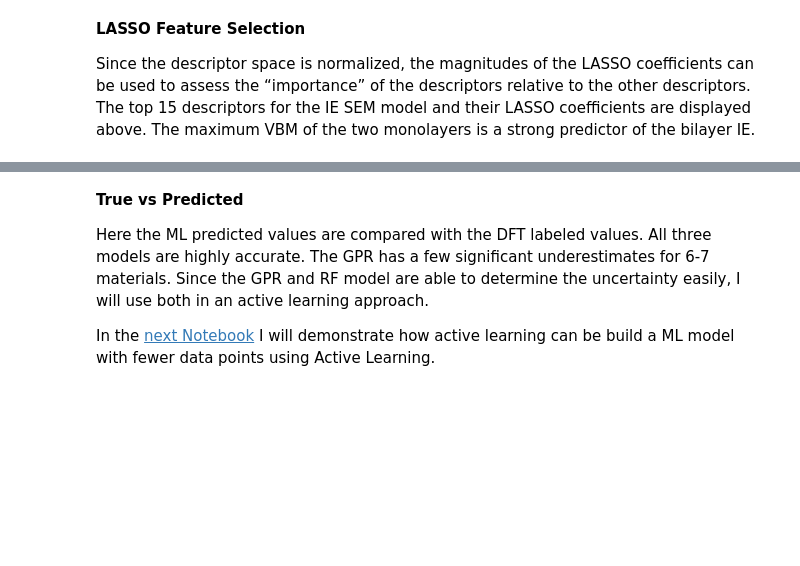
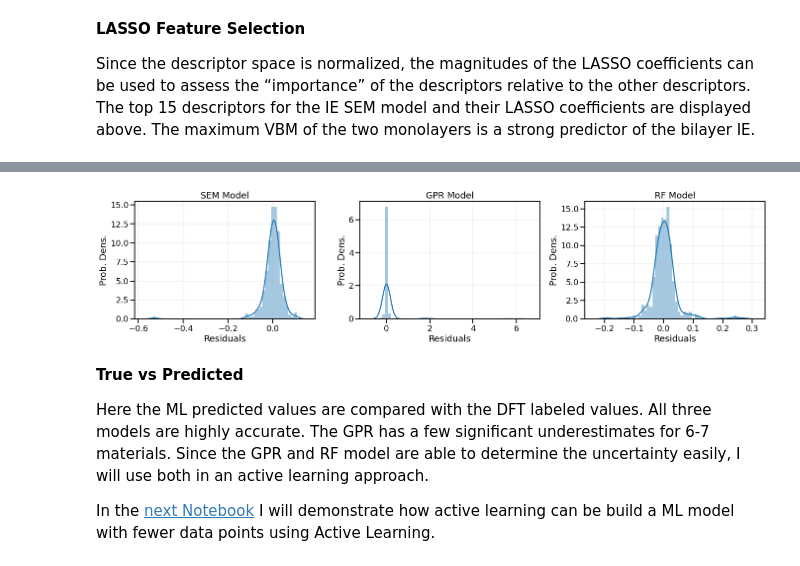
Before and after one commit to dwillhelm/ActiveHetML, a Jupyter notebook: notebooks/02-machine_learning.ipynb, the cells around one changed output, grey strips where cells are left out. Drawn from its saved outputs; the diff is of its cells as text; code cells hidden in the pictures; blank space fills up the shorter version.

```diff
--- a/notebooks/02-machine_learning.ipynb
+++ b/notebooks/02-machine_learning.ipynb
@@ -383,3 +387,34 @@ plt.show()
+# %%
+## plot residual distribution
+warnings.simplefilter('ignore', category=FutureWarning)
+def get_residuals(ytrue, ypred):
+    return ytrue - ypred
+
+sb.set_context('talk')
+fig, axes = plt.subplots(1,3, figsize=plotters.fs()*[3,1])
+
+ax = axes[0]
+out = res['SEM']['parity_plot']
+sb.distplot(get_residuals(out[:,0], out[:,1]), ax=ax)
+plotters.myax(ax, 'Residuals', 'Prob. Dens.')
+ax.set_title('SEM Model')
+
+ax = axes[1]
+out = res['GPR']['parity_plot']
+sb.distplot(get_residuals(out[:,0], out[:,1]), ax=ax)
+plotters.myax(ax, 'Residuals', 'Prob. Dens.')
+ax.set_title('GPR Model')
+
+ax = axes[2]
+out = res['RF']['parity_plot']
+sb.distplot(get_residuals(out[:,0], out[:,1]), ax=ax)
+plotters.myax(ax, 'Residuals', 'Prob. Dens.')
+ax.set_title('RF Model')
+
+fig.tight_layout()
+plt.show()
+# %% [output]
+[figure, added]
 # %% [markdown]
 **True vs Predicted**
 
```
Also changed, not shown: parts of 8 cells of this notebook, 1 other file.
